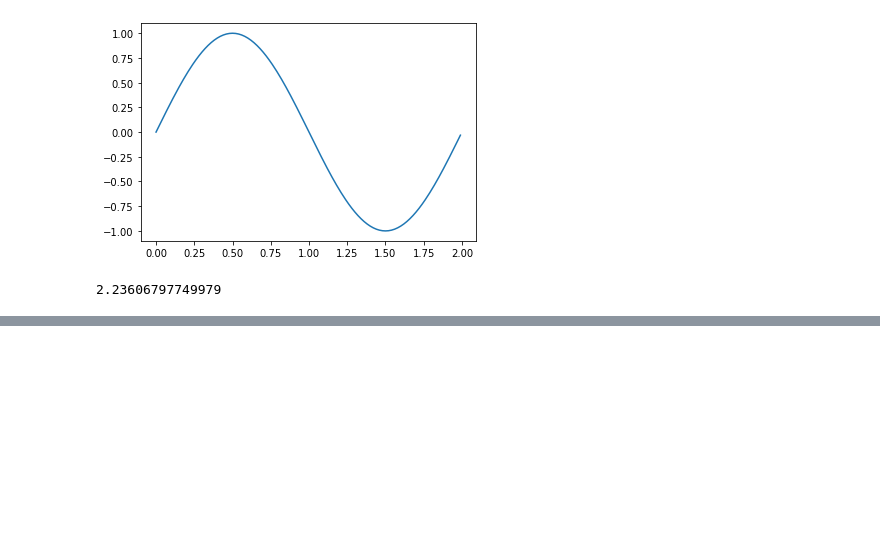
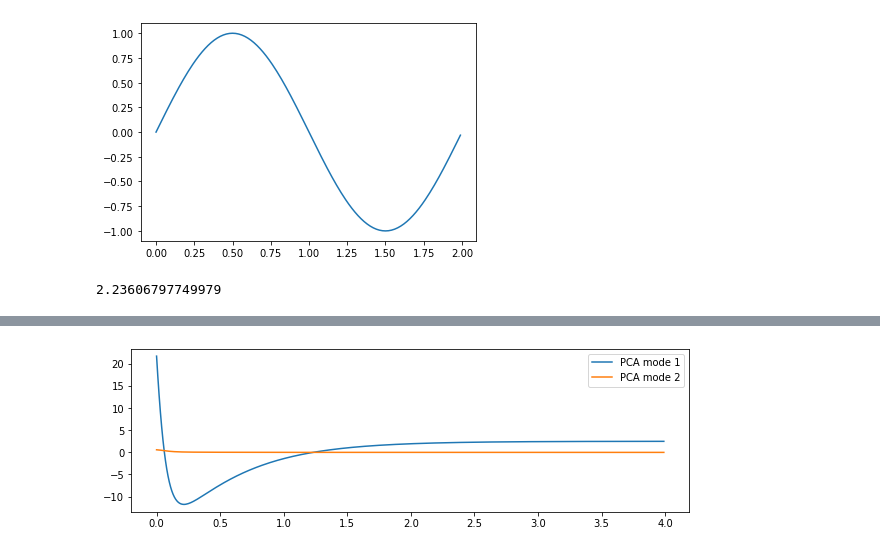
Before and after one commit to sjonany/c-elegans-connectome-opt, a Jupyter notebook: analysis/connectome_opt.ipynb, the cells around one changed output, grey strips where cells are left out. Drawn from its saved outputs; the diff is of its cells as text; code cells hidden in the pictures; blank space fills up the shorter version.

```diff
--- a/analysis/connectome_opt.ipynb
+++ b/analysis/connectome_opt.ipynb
@@ -78,0 +78,14 @@ Total runtime = 0.06s
+# %%
+from sklearn.decomposition import PCA
+num_pca_comps = 2
+
+pca = PCA(n_components = num_pca_comps)
+projected_X = pca.fit_transform(v_normalized_mat)
+
+times = np.arange(0, projected_X.shape[0] * dt, dt)
+fig, ax = plt.subplots(nrows=1, ncols=1, figsize=(10, 3))
+for pca_comp in range(num_pca_comps):
+  ax.plot(times, projected_X[:,pca_comp], label = "PCA mode {0:d}".format(pca_comp+1))
+  ax.legend()
+# %% [output]
+[figure, added]
```
Also changed, not shown: parts of 2 cells of this notebook.
